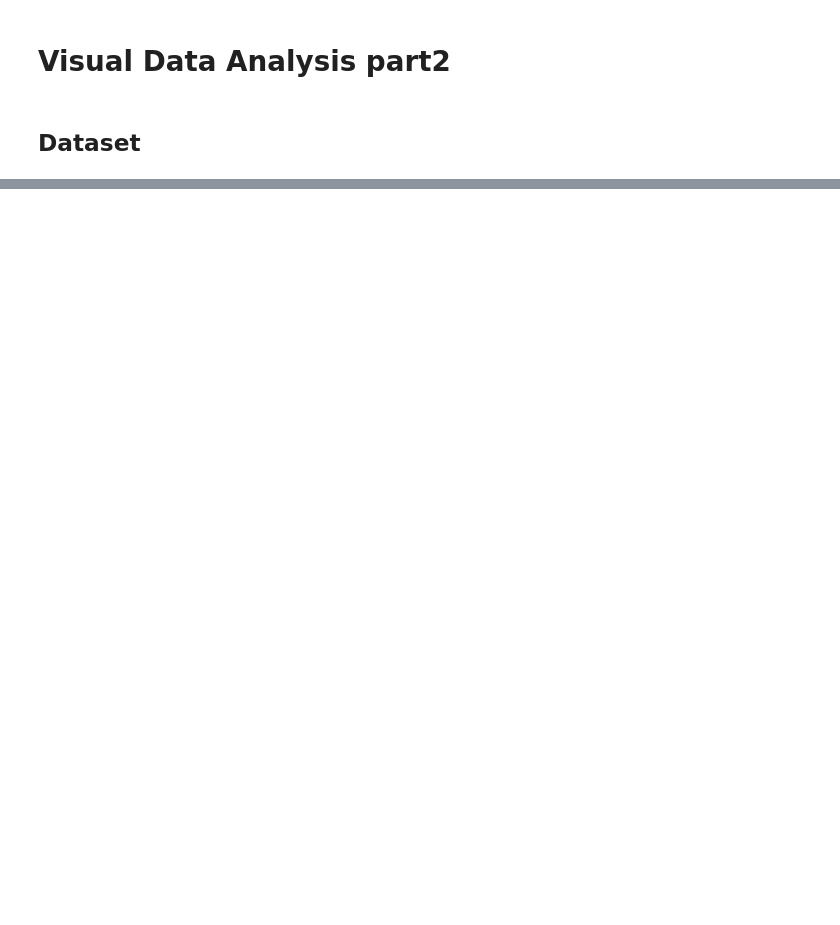
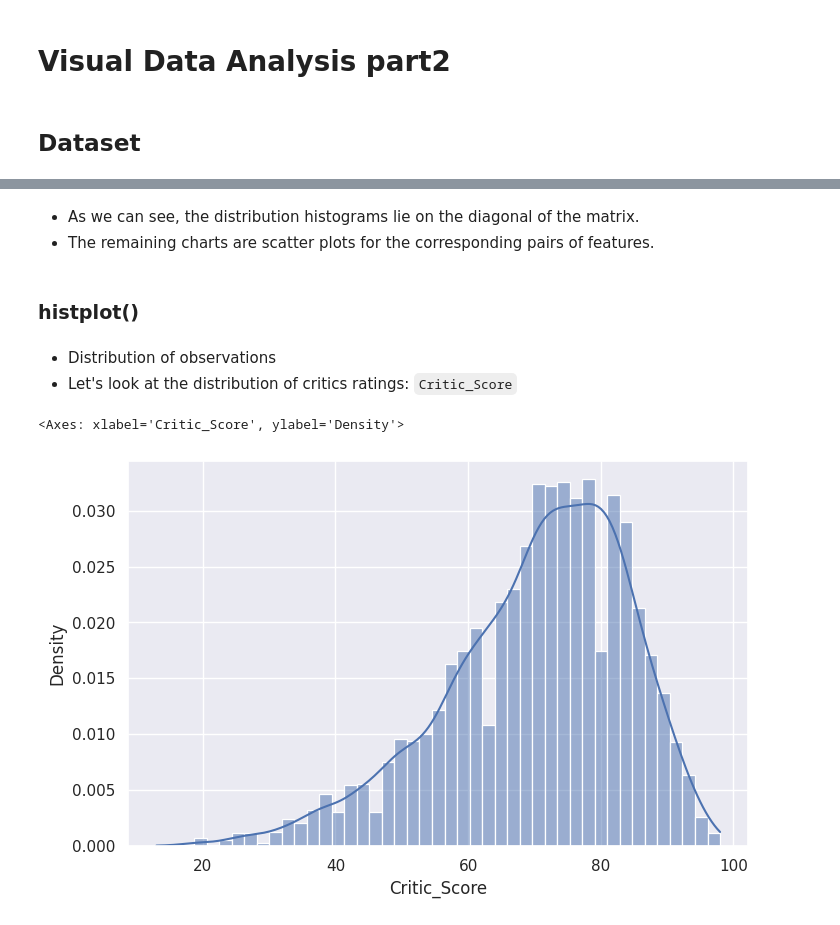
Before and after one commit to Menezess42/MLCourseAI, a Jupyter notebook: Topic_2/data_visualization_part2.ipynb, the cells around one changed output, grey strips where cells are left out. Cells and saved outputs as stored; diff of their text form; code cells hidden in the pictures; blank space fills up the shorter version.

```diff
--- a/Topic_2/data_visualization_part2.ipynb
+++ b/Topic_2/data_visualization_part2.ipynb
@@ -10,0 +114,13 @@ ModuleNotFoundError: No module named 'matplotlib'
+# %% [markdown]
+- As we can see, the distribution histograms lie on the diagonal of the matrix.
+- The remaining charts are scatter plots for the corresponding pairs of features.
+# %% [markdown]
+### histplot()
+# %% [markdown]
+- Distribution of observations
+- Let's look at the distribution of critics ratings: `Critic_Score`
+# %%
+sns.histplot(data["Critic_Score"], kde=True, stat="density")
+# %% [output]
+<Axes: xlabel='Critic_Score', ylabel='Density'>
+[figure, added]
```
Also changed, not shown: parts of 34 cells of this notebook, 2 other files.
